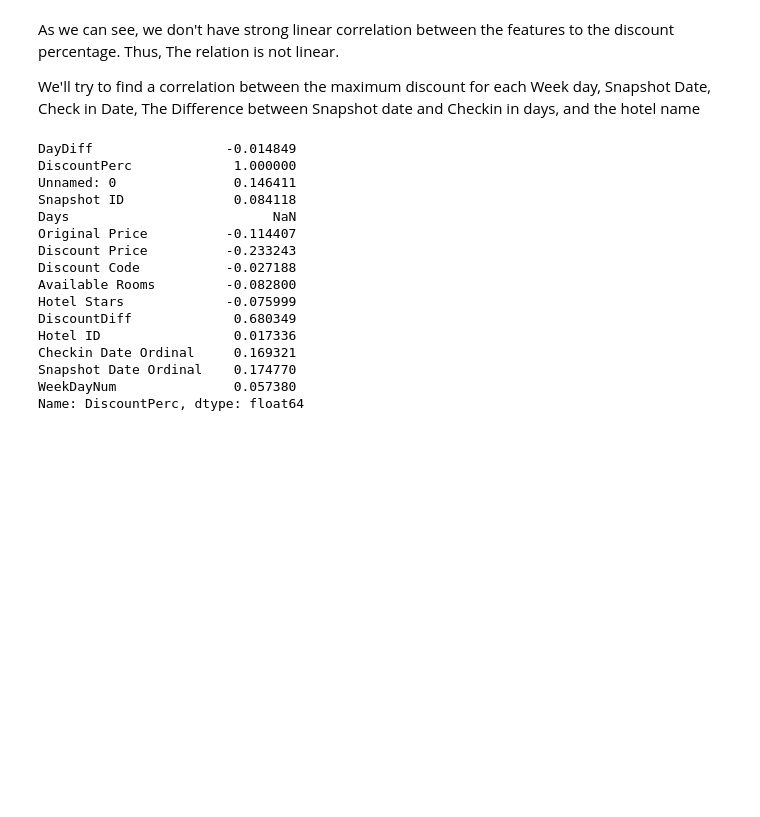
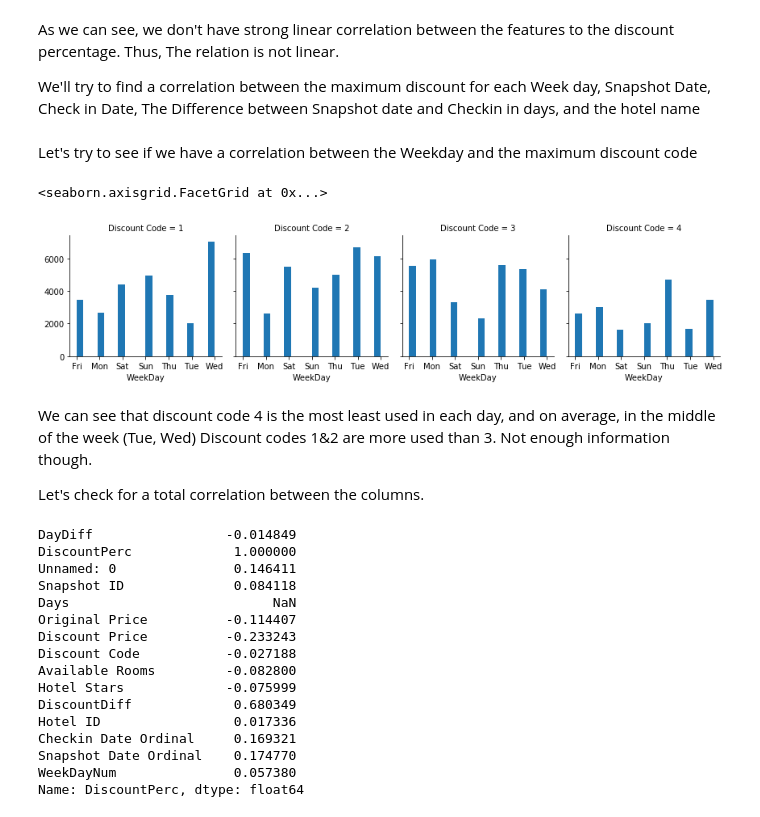
Before and after one commit to ItayGabbay/HotelsDataResearch, a Jupyter notebook: FinalProject.ipynb, the cells around one changed output. Drawn from its saved outputs; the diff is of its cells as text; code cells hidden in the pictures; blank space fills up the shorter version.

```diff
--- a/FinalProject.ipynb
+++ b/FinalProject.ipynb
@@ -104,6 +114,18 @@ mergedResult = pd.merge(maxDiscount, hotels_formatted, left_on=['WeekDay', "Snap
                         right_on=['WeekDay', "Snapshot Date", "Checkin Date", "DayDiff", "Hotel Name", "DiscountPerc"])
 
 mergedResult[['WeekDay', "Snapshot Date", "Checkin Date", "DayDiff", "Hotel Name", "Discount Code"]].to_csv("./input/max_discounts.csv", encoding="utf8")
+# %% [markdown]
+Let's try to see if we have a correlation between the Weekday and the maximum discount code
+# %%
+g = sns.FacetGrid(mergedResult, col='Discount Code')
+g.map(plt.hist, 'WeekDay', bins=20)
+# %% [output]
+<seaborn.axisgrid.FacetGrid at 0x...>
+[figure, added]
+# %% [markdown]
+We can see that discount code 4 is the most least used in each day, and on average, in the middle of the week (Tue, Wed) Discount codes 1&2 are more used than 3. Not enough information though.
+
+Let's check for a total correlation between the columns.
 # %%
 # Here will be data exploration
 corr_df = mergedResult
```
Also changed, not shown: parts of 22 cells of this notebook.
